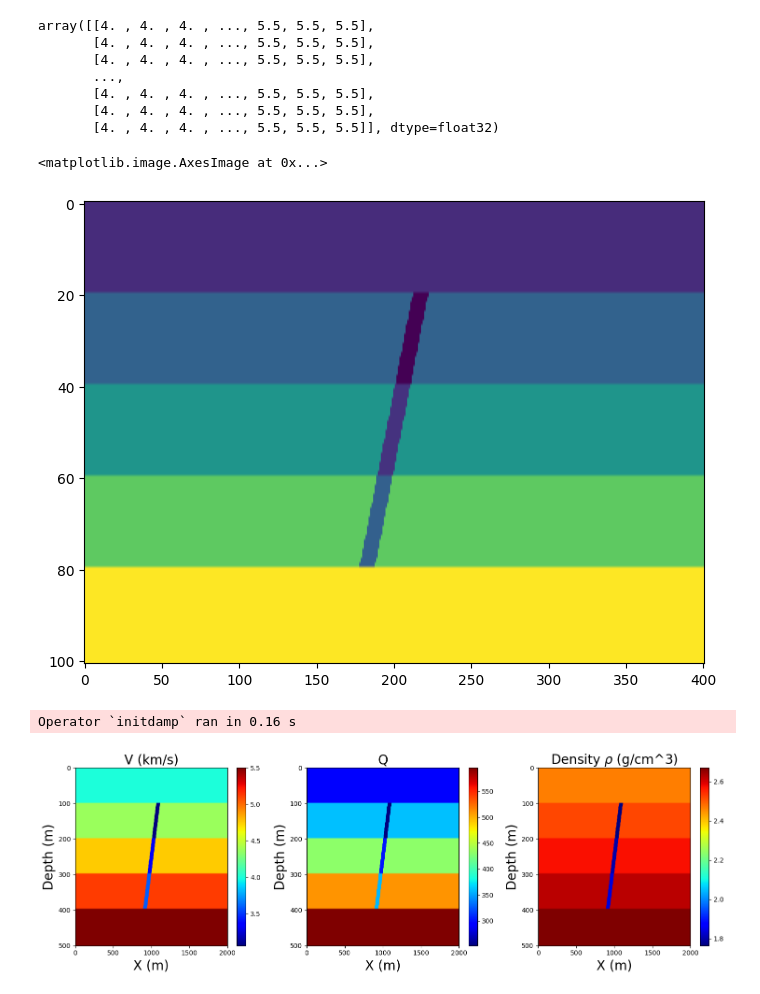
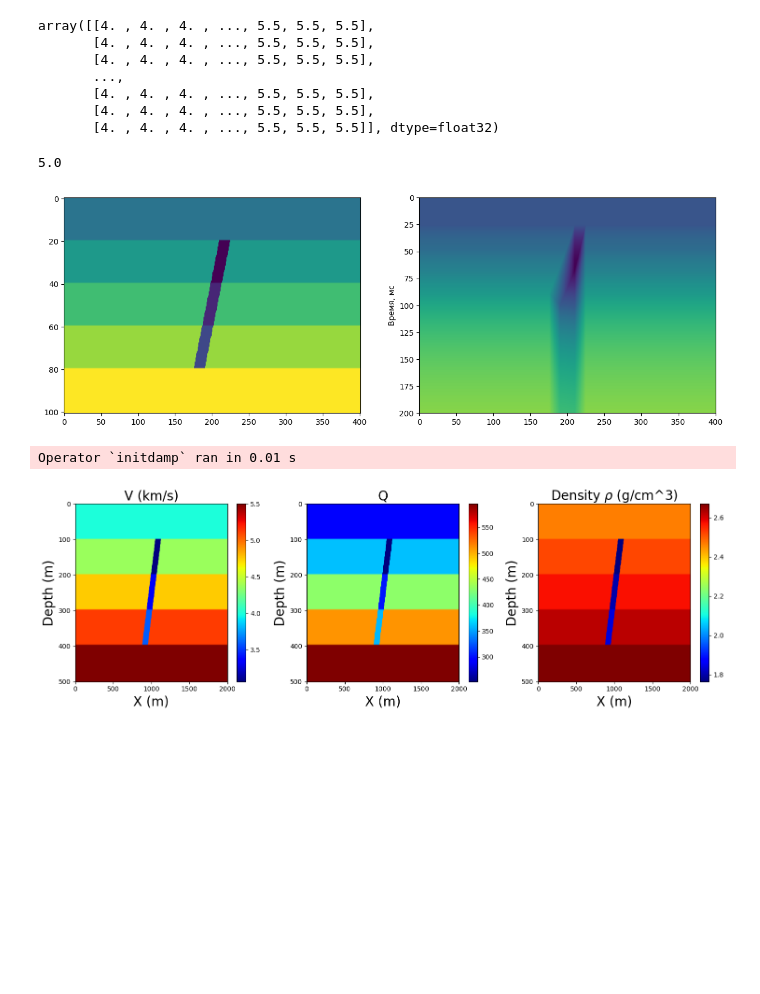
Before and after one commit to spaceswimmer/Seismic_modeling, a Jupyter notebook: src/2d_viscoacoustic/Maxwell_viscoacoustic.ipynb, the cells around one changed output. Cells and saved outputs as stored; diff of their text form; code cells hidden in the pictures; blank space fills up the shorter version.

```diff
--- a/src/2d_viscoacoustic/Maxwell_viscoacoustic.ipynb
+++ b/src/2d_viscoacoustic/Maxwell_viscoacoustic.ipynb
@@ -83,7 +83,7 @@ mask = create_parallelogram_mask(
     shape=shape,  # (nx, nz)
     center_x=200,      # x position of center
     center_z=49.5,      # z position of center
-    width=10,          # width in grid points
+    width=15,          # width in grid points
     height=60.5,         # height in grid points
     angle_degrees=-30   # tilt angle
 )
@@ -144,5 +122,17 @@ def compute_rms_velocities_2d(velocity_model, thicknesses):
+# %%
+spacing[0]
+# %% [output]
+5.0
+# %%
+dt_rms = 0.25
+v_rms = compute_rms_velocities_2d(v, spacing[0], 1500, dt_rms)
 # %%
-plt.imshow(qp.T, aspect="auto")
+fig, axs = plt.subplots(1, 2, figsize=(15, 5))
+
+axs[0].imshow(v.T, aspect="auto")
+axs[1].imshow(v_rms.T, aspect="auto", extent=[0, 400, 1500, 0])
+axs[1].set_ylim([200, 0])
+axs[1].set_ylabel('Время, мс')
+plt.show()
 # %% [output]
-<matplotlib.image.AxesImage at 0x...>
-[figure, old version]
+[figure, new version]
@@ -152,7 +151,7 @@ model = ModelViscoacoustic(space_order=space_order, vp=v, qp=qp, b=1/rho,
                            origin=origin, shape=shape, spacing=spacing,
                            nbl=nbl)
 # %% [output]
-Operator `initdamp` ran in 0.16 s
+Operator `initdamp` ran in 0.01 s
 # %%
 #NBVAL_IGNORE_OUTPUT
 aspect_ratio = model.shape[0]/model.shape[1]
```
Also changed, not shown: parts of 4 cells of this notebook.
